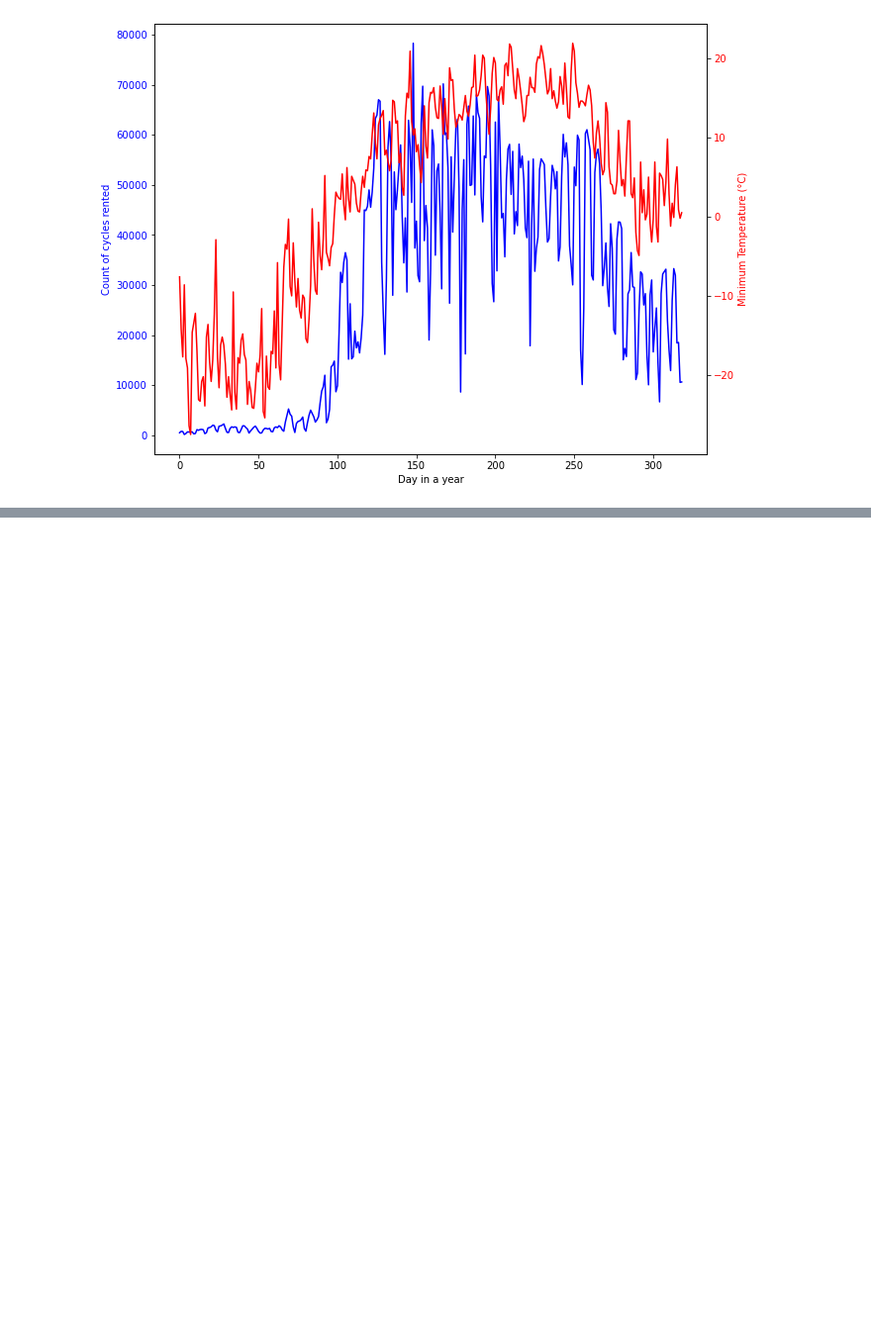
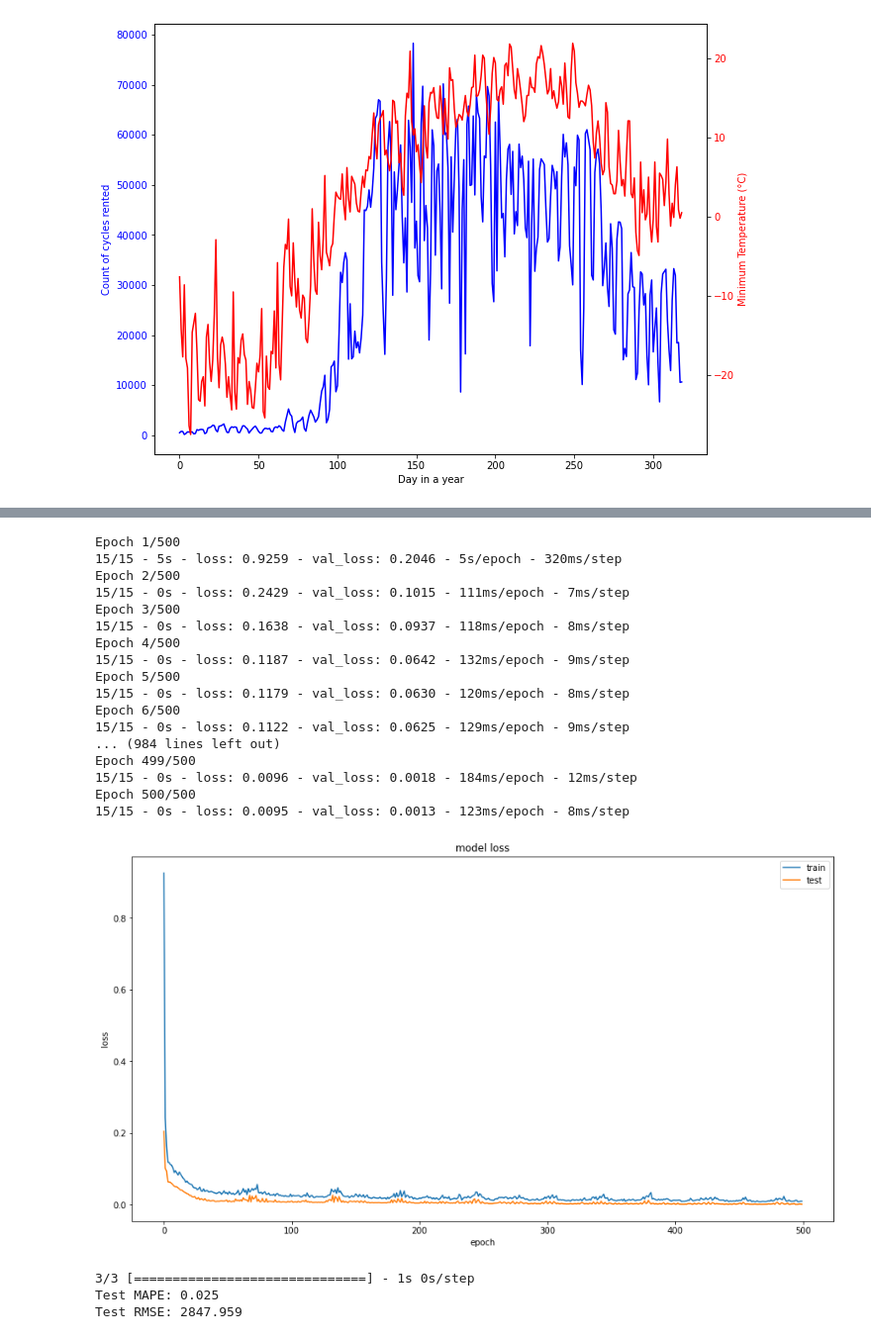
Before and after one commit to ChetanVM1/Effect_of_Weather_on_Renting_of_Cycles_Deep_Learning_LSTM, a Jupyter notebook: Effect of Weather on Count of Rented Cycles.ipynb, the cells around one changed output, grey strips where cells are left out. Shown at 99% size. Saved outputs shown, nothing was run; the diff lists cells and outputs as text; code cells hidden in the pictures; blank space fills up the shorter version.

```diff
--- a/Effect of Weather on Count of Rented Cycles.ipynb
+++ b/Effect of Weather on Count of Rented Cycles.ipynb
@@ -489,0 +481,9 @@ df_num.shape
+# %%
+from sklearn.preprocessing import LabelEncoder
+
+df_cat = df.select_dtypes(include=[object])
+
+encode = LabelEncoder()
+
+for i in df_cat.columns:
+    df_cat[i] = encode.fit_transform(df_cat[[i]])
@@ -673,0 +498,3 @@ Test RMSE: 0.027
+# %%
+dfn= pd.concat([df_num,df_cat],  axis=1)
+dfn.describe().T
@@ -673,0 +602,64 @@ Test RMSE: 0.027
+# %%
+model = Sequential()
+model.add(LSTM(100, input_shape=(train_X.shape[1], train_X.shape[2])))
+model.add(Dropout(0.2))
+#    model.add(LSTM(70))
+#    model.add(Dropout(0.3))
+model.add(Dense(1))
+model.compile(loss='mean_squared_error', optimizer='adam')
+
+
+
+# fit network
+history = model.fit(train_X, train_y, epochs=500, batch_size=16, validation_data=(test_X, test_y), verbose=2, shuffle=False)
+
+# summarize history for loss
+plt.plot(history.history['loss'])
+plt.plot(history.history['val_loss'])
+plt.title('model loss')
+plt.ylabel('loss')
+plt.xlabel('epoch')
+plt.legend(['train', 'test'], loc='upper right')
+plt.show()
+
+# make a prediction
+yhat = model.predict(test_X)
+test_X = test_X.reshape((test_X.shape[0], 29))
+# invert scaling for forecast
+inv_yhat = np.concatenate((yhat, test_X[:, -6:]), axis=1)
+inv_yhat = Min_Max_scale.inverse_transform(inv_yhat)
+inv_yhat = inv_yhat[:,0]
+# invert scaling for actual
+test_y = test_y.reshape((len(test_y), 1))
+inv_y = np.concatenate((test_y, test_X[:, -6:]), axis=1)
+inv_y = Min_Max_scale.inverse_transform(inv_y)
+inv_y = inv_y[:,0]
+
+MAPE = mean_absolute_percentage_error(inv_y, inv_yhat)
+print('Test MAPE: %.3f' % MAPE)
+
+# calculate RMSE
+rmse = np.sqrt(mean_squared_error(inv_y, inv_yhat))
+print('Test RMSE: %.3f' % rmse)
+# %% [output]
+Epoch 1/500
+15/15 - 5s - loss: 0.9259 - val_loss: 0.2046 - 5s/epoch - 320ms/step
+Epoch 2/500
+15/15 - 0s - loss: 0.2429 - val_loss: 0.1015 - 111ms/epoch - 7ms/step
+Epoch 3/500
+15/15 - 0s - loss: 0.1638 - val_loss: 0.0937 - 118ms/epoch - 8ms/step
+Epoch 4/500
+15/15 - 0s - loss: 0.1187 - val_loss: 0.0642 - 132ms/epoch - 9ms/step
+Epoch 5/500
+15/15 - 0s - loss: 0.1179 - val_loss: 0.0630 - 120ms/epoch - 8ms/step
+Epoch 6/500
+15/15 - 0s - loss: 0.1122 - val_loss: 0.0625 - 129ms/epoch - 9ms/step
+... (984 lines left out)
+Epoch 499/500
+15/15 - 0s - loss: 0.0096 - val_loss: 0.0018 - 184ms/epoch - 12ms/step
+Epoch 500/500
+15/15 - 0s - loss: 0.0095 - val_loss: 0.0013 - 123ms/epoch - 8ms/step
+[figure, added]
+3/3 [==============================] - 1s 0s/step
+Test MAPE: 0.025
+Test RMSE: 2847.959
```
Also changed, not shown: parts of 74 cells of this notebook.
